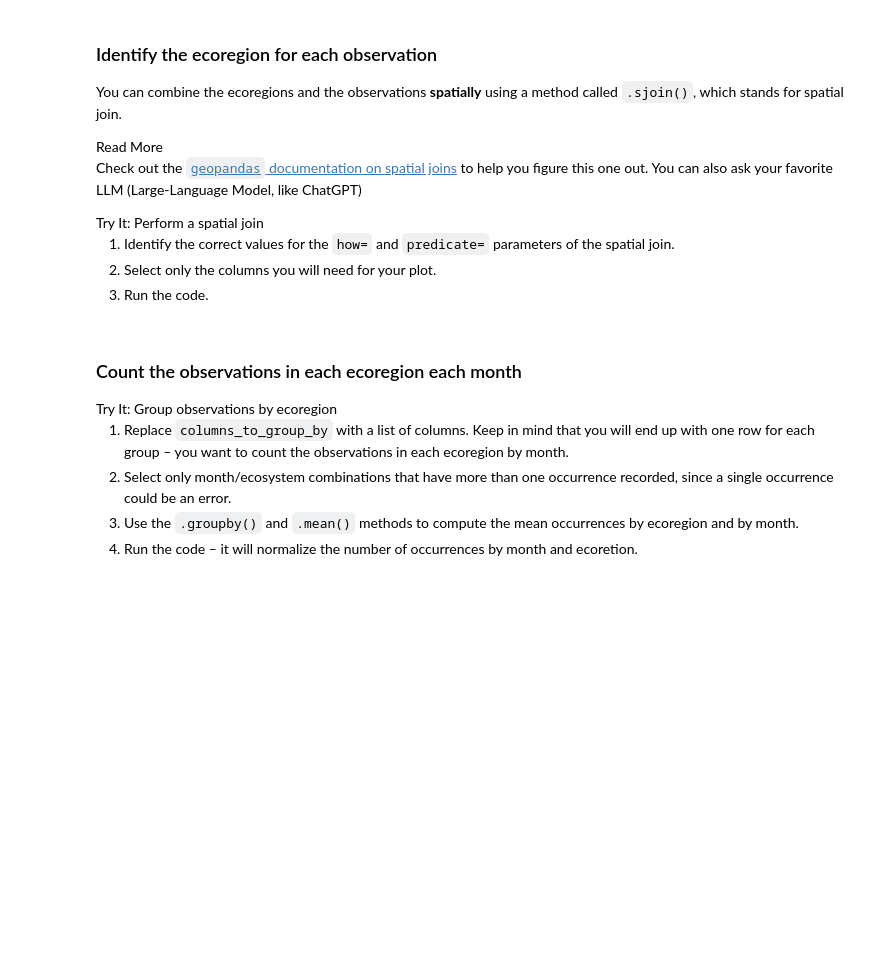
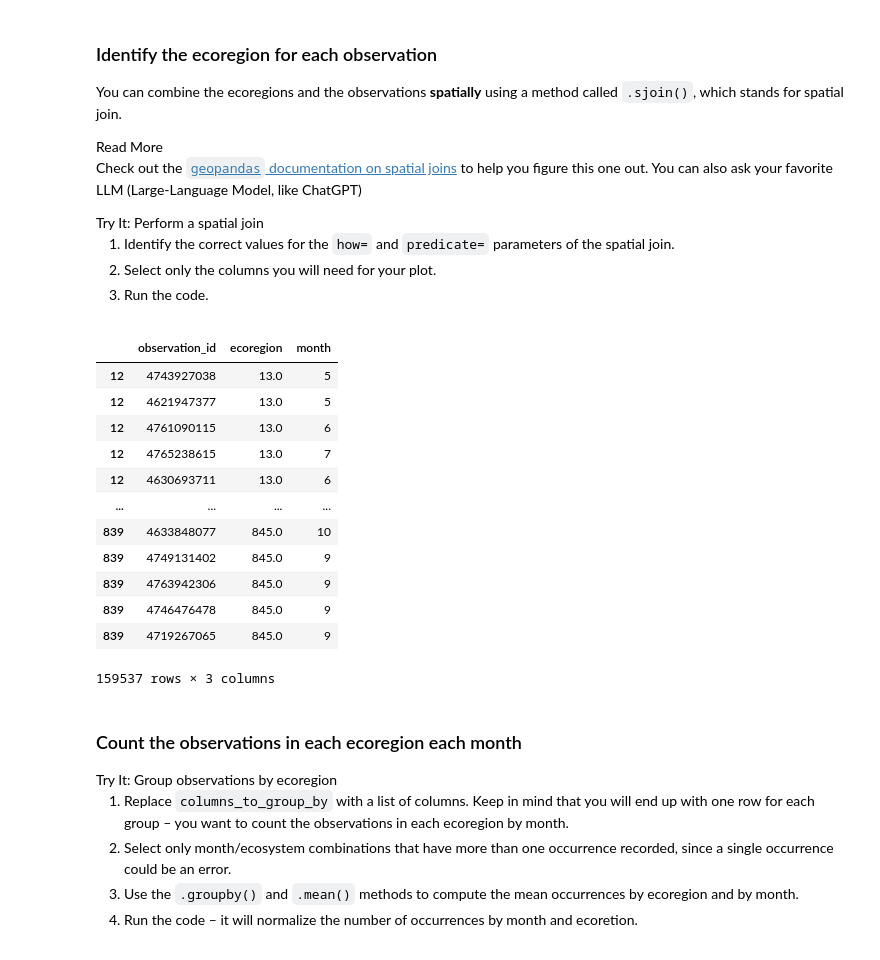
Before and after one commit to earthlab-education/species-distribution-coding-challenge-atticusbaker, a Jupyter notebook: notebooks/species-distribution-32-normalize.ipynb, the cells around one changed output. Saved outputs shown, nothing was run; the diff lists cells and outputs as text; code cells hidden in the pictures; blank space fills up the shorter version.

```diff
--- a/notebooks/species-distribution-32-normalize.ipynb
+++ b/notebooks/species-distribution-32-normalize.ipynb
@@ -36,18 +36,35 @@ can also ask your favorite LLM (Large-Language Model, like ChatGPT)</p></div></d
 </ol></div></div>
 # %%
 gbif_ecoregion_gdf = (
-    ecoregions_gdf
+    eco_gdf
     # Match the CRS of the GBIF data and the ecoregions
     .to_crs(gbif_gdf.crs)
     # Find ecoregion for each observation
     .sjoin(
         gbif_gdf,
-        how='',
-        predicate='')
+        how='inner',
+        predicate='contains')
     # Select the required columns
-
+    [['index_right','OBJECTID','month']]
+    .rename(columns={
+        'OBJECTID':'ecoregion',
+        'index_right':'observation_id'})
 )
 gbif_ecoregion_gdf
+# %% [output]
+|  | observation_id | ecoregion | month |
+| 12 | 4743927038 | 13.0 | 5 |
+| 12 | 4621947377 | 13.0 | 5 |
+| 12 | 4761090115 | 13.0 | 6 |
+| 12 | 4765238615 | 13.0 | 7 |
+| 12 | 4630693711 | 13.0 | 6 |
+| ... | ... | ... | ... |
+| 839 | 4633848077 | 845.0 | 10 |
+| 839 | 4749131402 | 845.0 | 9 |
+| 839 | 4763942306 | 845.0 | 9 |
+| 839 | 4746476478 | 845.0 | 9 |
+| 839 | 4719267065 | 845.0 | 9 |
+159537 rows × 3 columns
 # %% [markdown]
 ### Count the observations in each ecoregion each month
 
```
Also changed, not shown: parts of 3 cells of this notebook, 2 other files.
